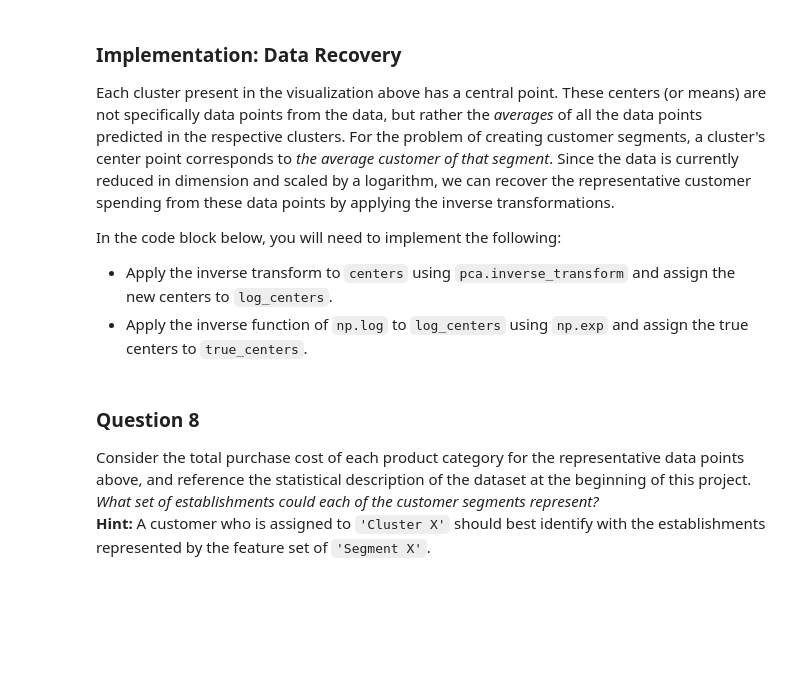
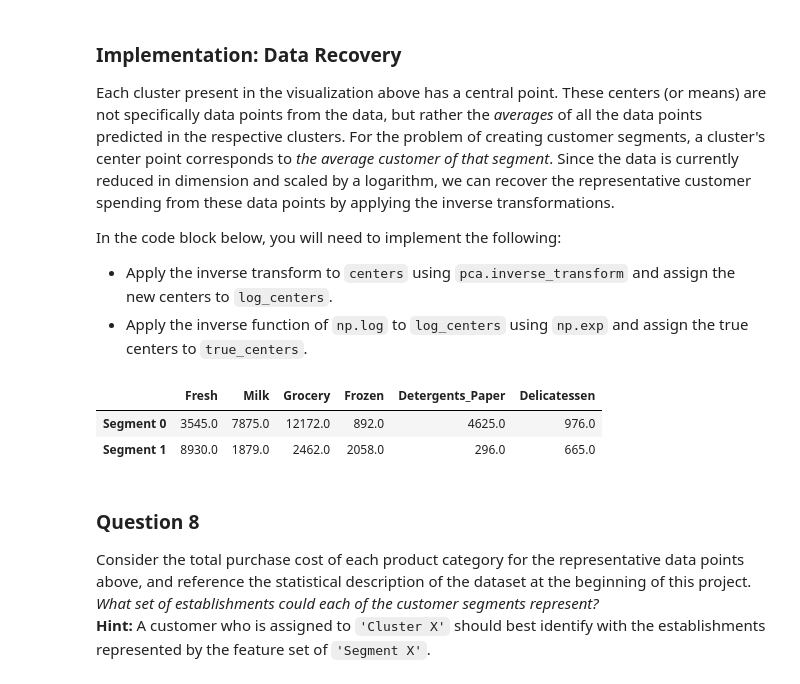
Before and after one commit to mccormd1/machine-learning, a Jupyter notebook: projects/customer_segments/customer_segments.ipynb, the cells around one changed output. Cells and saved outputs as stored; diff of their text form; code cells hidden in the pictures; blank space fills up the shorter version.

```diff
--- a/projects/customer_segments/customer_segments.ipynb
+++ b/projects/customer_segments/customer_segments.ipynb
@@ -316,13 +316,13 @@ In the code block below, you will need to implement the following:
  - Apply a PCA transformation of `log_samples` using `pca.transform`, and assign the results to `pca_samples`.
 # %%
 # TODO: Apply PCA by fitting the good data with only two dimensions
-pca = None
-
+pca = PCA(n_components=2)
+pca.fit(good_data)
 # TODO: Transform the good data using the PCA fit above
-reduced_data = None
+reduced_data = pca.transform(good_data)
 
 # TODO: Transform log_samples using the PCA fit above
-pca_samples = None
+pca_samples = pca.transform(log_samples)
 
 # Create a DataFrame for the reduced data
 reduced_data = pd.DataFrame(reduced_data, columns = ['Dimension 1', 'Dimension 2'])
@@ -368,16 +376,20 @@ In the code block below, you will need to implement the following:
    - Assign the silhouette score to `score` and print the result.
 # %%
 # TODO: Apply your clustering algorithm of choice to the reduced data
-clusterer = None
-
+from sklearn.cluster import KMeans
+from sklearn.metrics import silhouette_score
+from sklearn.mixture import GaussianMixture
+clusterer = KMeans(n_clusters=2,random_state=0)
+clusterer.fit(reduced_data)
 # TODO: Predict the cluster for each data point
-preds = None
+preds = clusterer.predict(reduced_data)
 
 # TODO: Find the cluster centers
-centers = None
+centers = clusterer.cluster_centers_
 
 # TODO: Predict the cluster for each transformed sample data point
-sample_preds = None
+sample_preds = clusterer.predict(pca_samples)
 
 # TODO: Calculate the mean silhouette coefficient for the number of clusters chosen
-score = None
+score = silhouette_score(reduced_data,preds)
+print(score)
@@ -401,16 +422,20 @@ In the code block below, you will need to implement the following:
  - Apply the inverse function of `np.log` to `log_centers` using `np.exp` and assign the true centers to `true_centers`.
 # %%
 # TODO: Inverse transform the centers
-log_centers = None
+log_centers = pca.inverse_transform(centers)
 
 # TODO: Exponentiate the centers
-true_centers = None
+true_centers = np.exp(log_centers)
 
 # Display the true centers
 segments = ['Segment {}'.format(i) for i in range(0,len(centers))]
 true_centers = pd.DataFrame(np.round(true_centers), columns = data.keys())
 true_centers.index = segments
 display(true_centers)
+# %% [output]
+|  | Fresh | Milk | Grocery | Frozen | Detergents_Paper | Delicatessen |
+| Segment 0 | 3545.0 | 7875.0 | 12172.0 | 892.0 | 4625.0 | 976.0 |
+| Segment 1 | 8930.0 | 1879.0 | 2462.0 | 2058.0 | 296.0 | 665.0 |
 # %% [markdown]
 ### Question 8
 Consider the total purchase cost of each product category for the representative data points above, and reference the statistical description of the dataset at the beginning of this project. *What set of establishments could each of the customer segments represent?*
```
Also changed, not shown: parts of 20 cells of this notebook.
